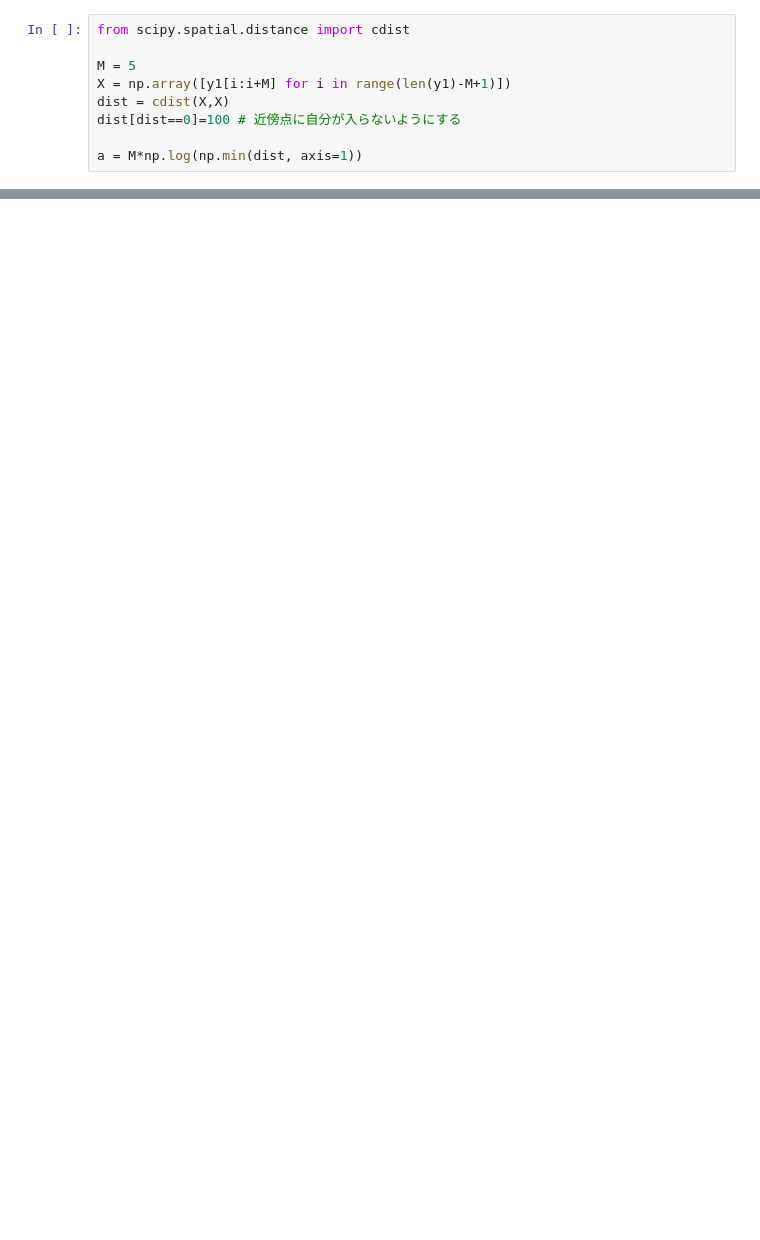
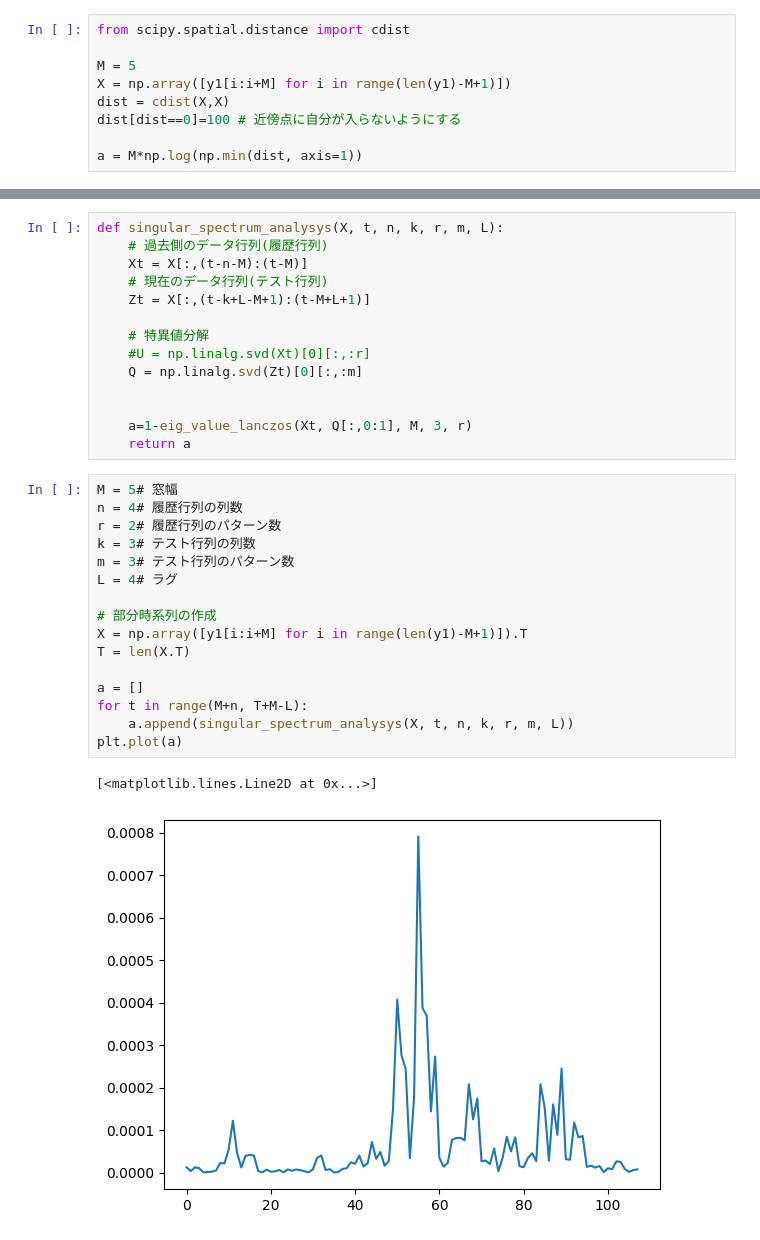
Before and after one commit to tanakakao/studymemo, a Jupyter notebook: 部分時系列による異常検知.ipynb, the cells around one changed output, grey strips where cells are left out. Drawn from its saved outputs; the diff is of its cells as text; blank space fills up the shorter version.

```diff
--- a/部分時系列による異常検知.ipynb
+++ b/部分時系列による異常検知.ipynb
@@ -101,0 +139,33 @@ NameError: name 'Zt' is not defined
+# %%
+def singular_spectrum_analysys(X, t, n, k, r, m, L):
+    # 過去側のデータ行列(履歴行列)
+    Xt = X[:,(t-n-M):(t-M)]
+    # 現在のデータ行列(テスト行列)
+    Zt = X[:,(t-k+L-M+1):(t-M+L+1)]
+
+    # 特異値分解
+    #U = np.linalg.svd(Xt)[0][:,:r]
+    Q = np.linalg.svd(Zt)[0][:,:m]
+
+
+    a=1-eig_value_lanczos(Xt, Q[:,0:1], M, 3, r)
+    return a
+# %%
+M = 5# 窓幅
+n = 4# 履歴行列の列数
+r = 2# 履歴行列のパターン数
+k = 3# テスト行列の列数
+m = 3# テスト行列のパターン数
+L = 4# ラグ
+
+# 部分時系列の作成
+X = np.array([y1[i:i+M] for i in range(len(y1)-M+1)]).T
+T = len(X.T)
+
+a = []
+for t in range(M+n, T+M-L):
+    a.append(singular_spectrum_analysys(X, t, n, k, r, m, L))
+plt.plot(a)
+# %% [output]
+[<matplotlib.lines.Line2D at 0x...>]
+[figure, added]
```
Also changed, not shown: parts of 9 cells of this notebook.
